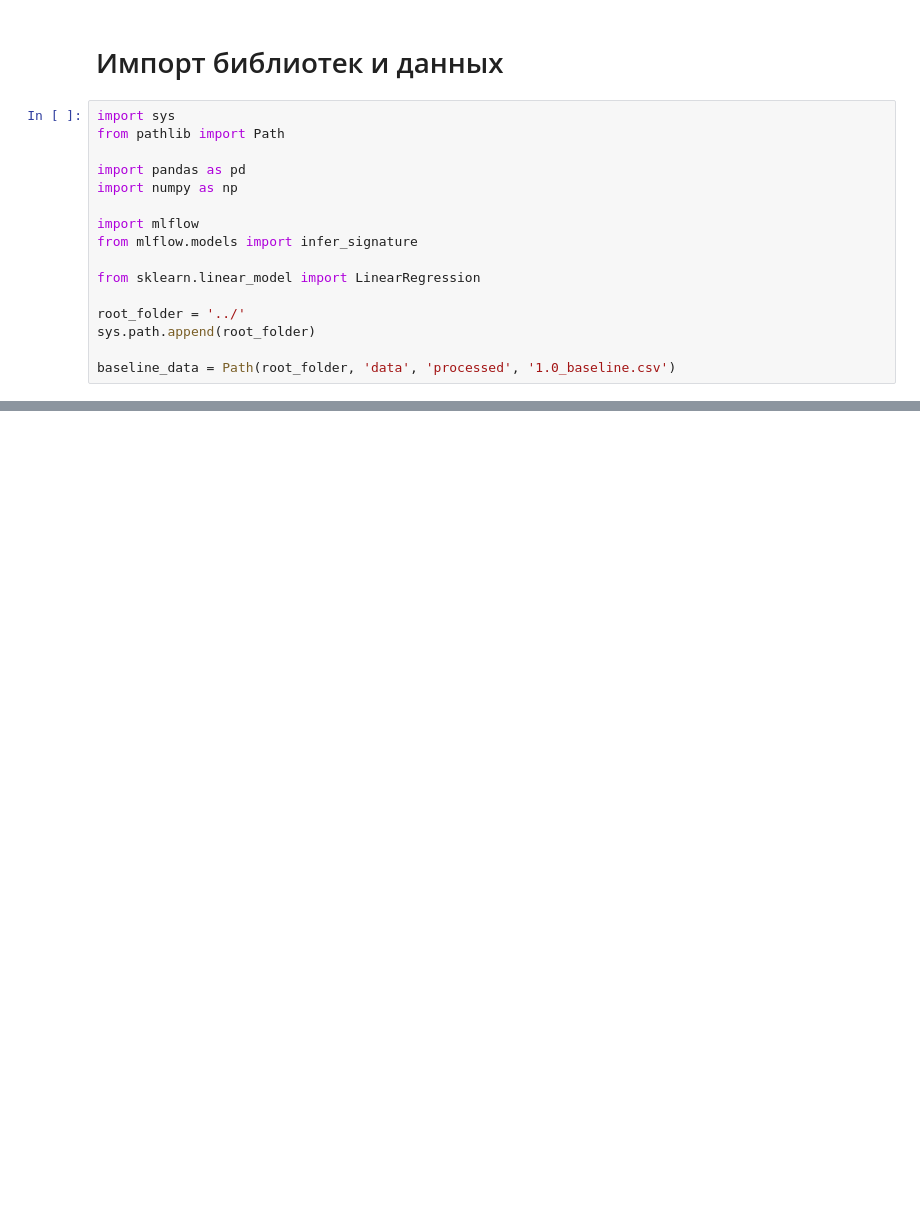
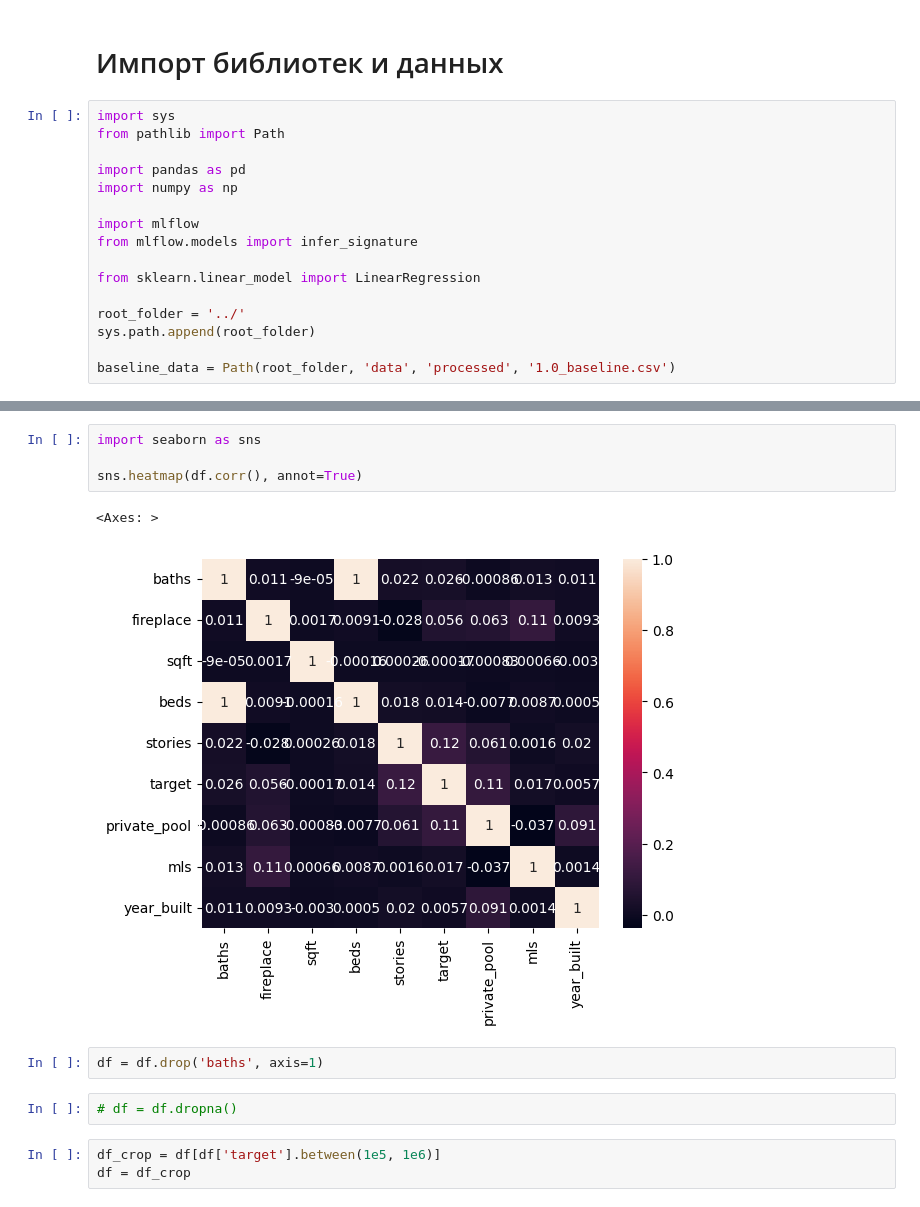
Before and after one commit to mvulf/housing_cost, a Jupyter notebook: notebooks/3.0-mv-modelling-baseline.ipynb, the cells around one changed output, grey strips where cells are left out. Cells and saved outputs as stored; diff of their text form; blank space fills up the shorter version.

```diff
--- a/notebooks/3.0-mv-modelling-baseline.ipynb
+++ b/notebooks/3.0-mv-modelling-baseline.ipynb
@@ -41,0 +52,14 @@ memory usage: 21.1 MB
+# %%
+import seaborn as sns
+
+sns.heatmap(df.corr(), annot=True)
+# %% [output]
+<Axes: >
+[figure, added]
+# %%
+df = df.drop('baths', axis=1)
+# %%
+# df = df.dropna()
+# %%
+df_crop = df[df['target'].between(1e5, 1e6)]
+df = df_crop
```
Also changed, not shown: parts of 7 cells of this notebook.
